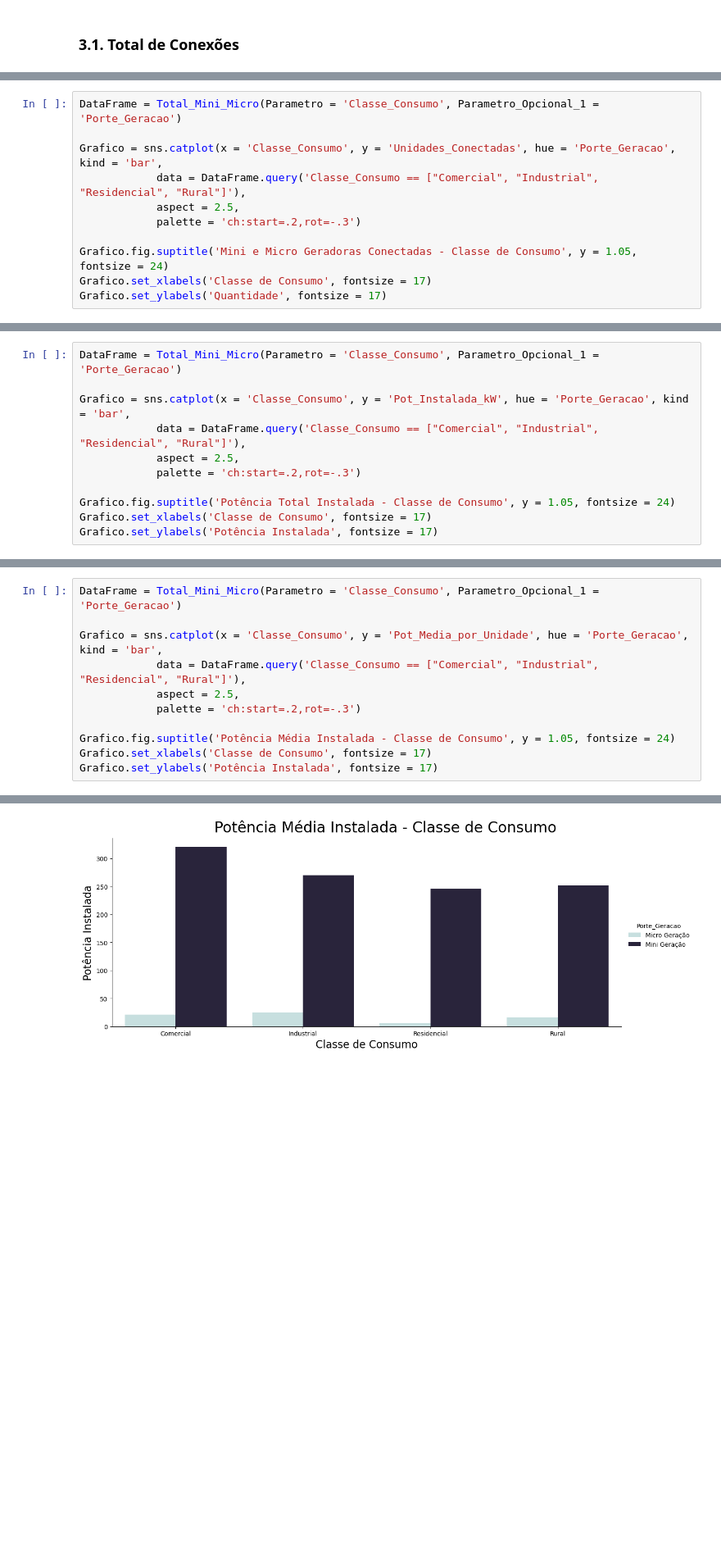
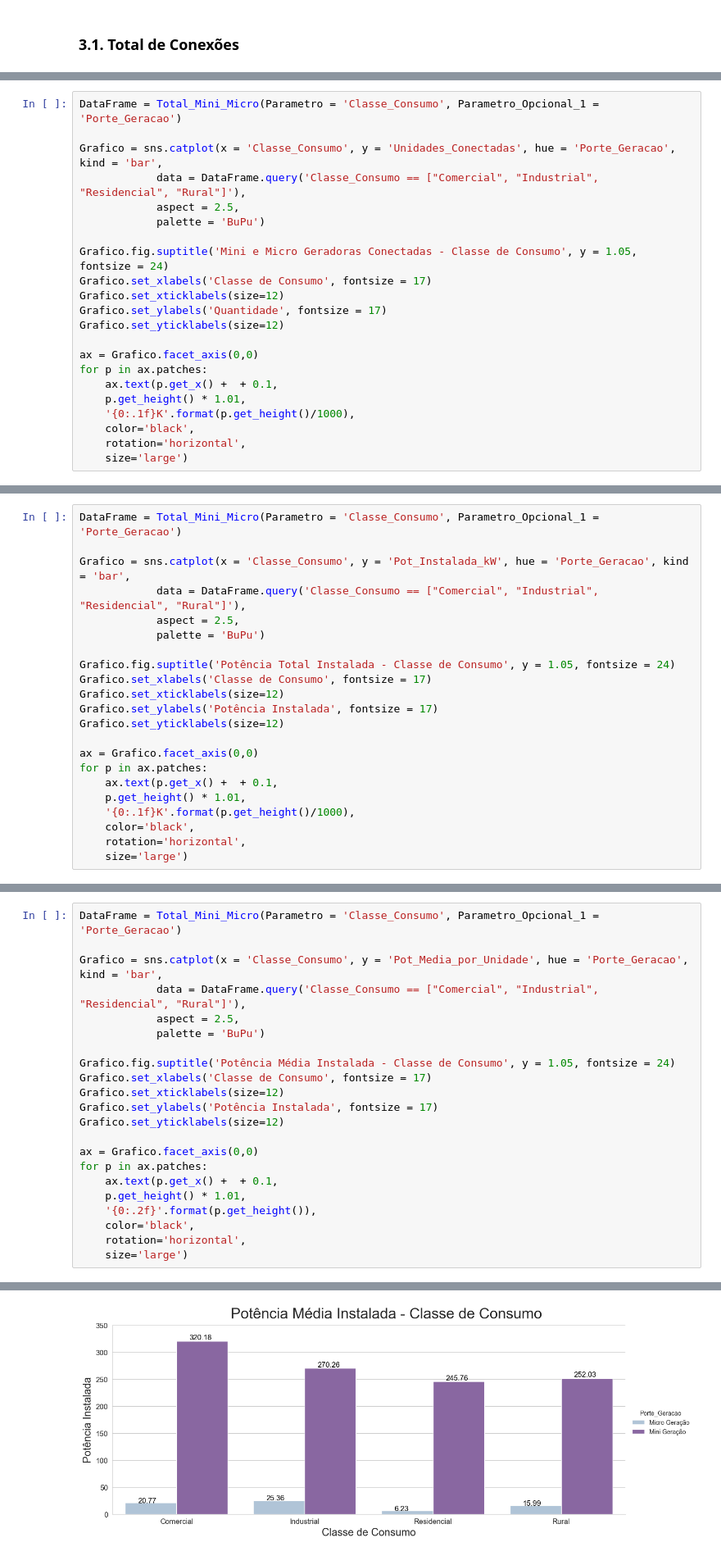
Before and after one commit to Leao28/Geracao_Distribuida_Brasil, a Jupyter notebook: Notebooks/Data_Visualization.ipynb, the cells around one changed output, grey strips where cells are left out. Shown at 82% size. Cells and saved outputs as stored; diff of their text form; blank space fills up the shorter version.

Commit message:
Atualização Data Visualization

```diff
--- a/Notebooks/Data_Visualization.ipynb
+++ b/Notebooks/Data_Visualization.ipynb
@@ -156,9 +246,20 @@ DataFrame = Total_Mini_Micro(Parametro = 'Classe_Consumo', Parametro_Opcional_1
 Grafico = sns.catplot(x = 'Classe_Consumo', y = 'Unidades_Conectadas', hue = 'Porte_Geracao', kind = 'bar',
             data = DataFrame.query('Classe_Consumo == ["Comercial", "Industrial", "Residencial", "Rural"]'),
             aspect = 2.5,
-            palette = 'ch:start=.2,rot=-.3')
+            palette = 'BuPu')
 
 Grafico.fig.suptitle('Mini e Micro Geradoras Conectadas - Classe de Consumo', y = 1.05, fontsize = 24)
 Grafico.set_xlabels('Classe de Consumo', fontsize = 17)
+Grafico.set_xticklabels(size=12)
 Grafico.set_ylabels('Quantidade', fontsize = 17)
+Grafico.set_yticklabels(size=12)
+
+ax = Grafico.facet_axis(0,0)
+for p in ax.patches:
+    ax.text(p.get_x() +  + 0.1,
+    p.get_height() * 1.01,
+    '{0:.1f}K'.format(p.get_height()/1000),
+    color='black',
+    rotation='horizontal',
+    size='large')
 # %% [output]
@@ -170,9 +270,20 @@ DataFrame = Total_Mini_Micro(Parametro = 'Classe_Consumo', Parametro_Opcional_1
 Grafico = sns.catplot(x = 'Classe_Consumo', y = 'Pot_Instalada_kW', hue = 'Porte_Geracao', kind = 'bar',
             data = DataFrame.query('Classe_Consumo == ["Comercial", "Industrial", "Residencial", "Rural"]'),
             aspect = 2.5,
-            palette = 'ch:start=.2,rot=-.3')
+            palette = 'BuPu')
 
 Grafico.fig.suptitle('Potência Total Instalada - Classe de Consumo', y = 1.05, fontsize = 24)
 Grafico.set_xlabels('Classe de Consumo', fontsize = 17)
+Grafico.set_xticklabels(size=12)
 Grafico.set_ylabels('Potência Instalada', fontsize = 17)
+Grafico.set_yticklabels(size=12)
+
+ax = Grafico.facet_axis(0,0)
+for p in ax.patches:
+    ax.text(p.get_x() +  + 0.1,
+    p.get_height() * 1.01,
+    '{0:.1f}K'.format(p.get_height()/1000),
+    color='black',
+    rotation='horizontal',
+    size='large')
 # %% [output]
@@ -184,9 +294,20 @@ DataFrame = Total_Mini_Micro(Parametro = 'Classe_Consumo', Parametro_Opcional_1
 Grafico = sns.catplot(x = 'Classe_Consumo', y = 'Pot_Media_por_Unidade', hue = 'Porte_Geracao', kind = 'bar',
             data = DataFrame.query('Classe_Consumo == ["Comercial", "Industrial", "Residencial", "Rural"]'),
             aspect = 2.5,
-            palette = 'ch:start=.2,rot=-.3')
+            palette = 'BuPu')
 
 Grafico.fig.suptitle('Potência Média Instalada - Classe de Consumo', y = 1.05, fontsize = 24)
 Grafico.set_xlabels('Classe de Consumo', fontsize = 17)
+Grafico.set_xticklabels(size=12)
 Grafico.set_ylabels('Potência Instalada', fontsize = 17)
+Grafico.set_yticklabels(size=12)
+
+ax = Grafico.facet_axis(0,0)
+for p in ax.patches:
+    ax.text(p.get_x() +  + 0.1,
+    p.get_height() * 1.01,
+    '{0:.2f}'.format(p.get_height()),
+    color='black',
+    rotation='horizontal',
+    size='large')
 # %% [output]
@@ -194,4 +314,4 @@ Grafico.set_ylabels('Potência Instalada', fontsize = 17)
-[figure, old version]
+[figure, new version]
 # %%
 DataFrame = Total_Mini_Micro(Parametro = 'Concessionaria', Parametro_Opcional_1 = 'Sigla', Filtro = 'Regiao == "Norte"')
 
```
Also changed, not shown: parts of 20 cells of this notebook.
